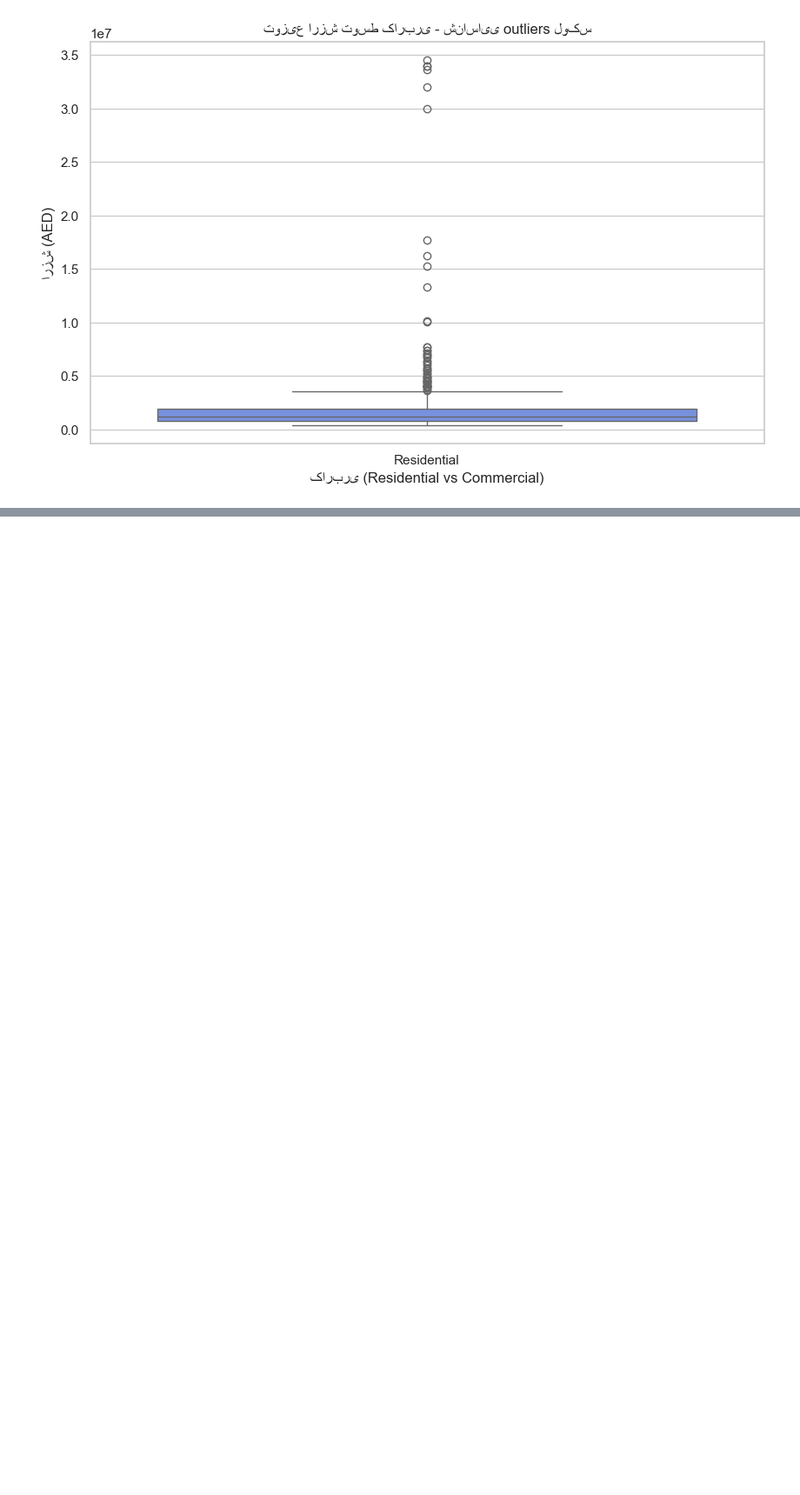
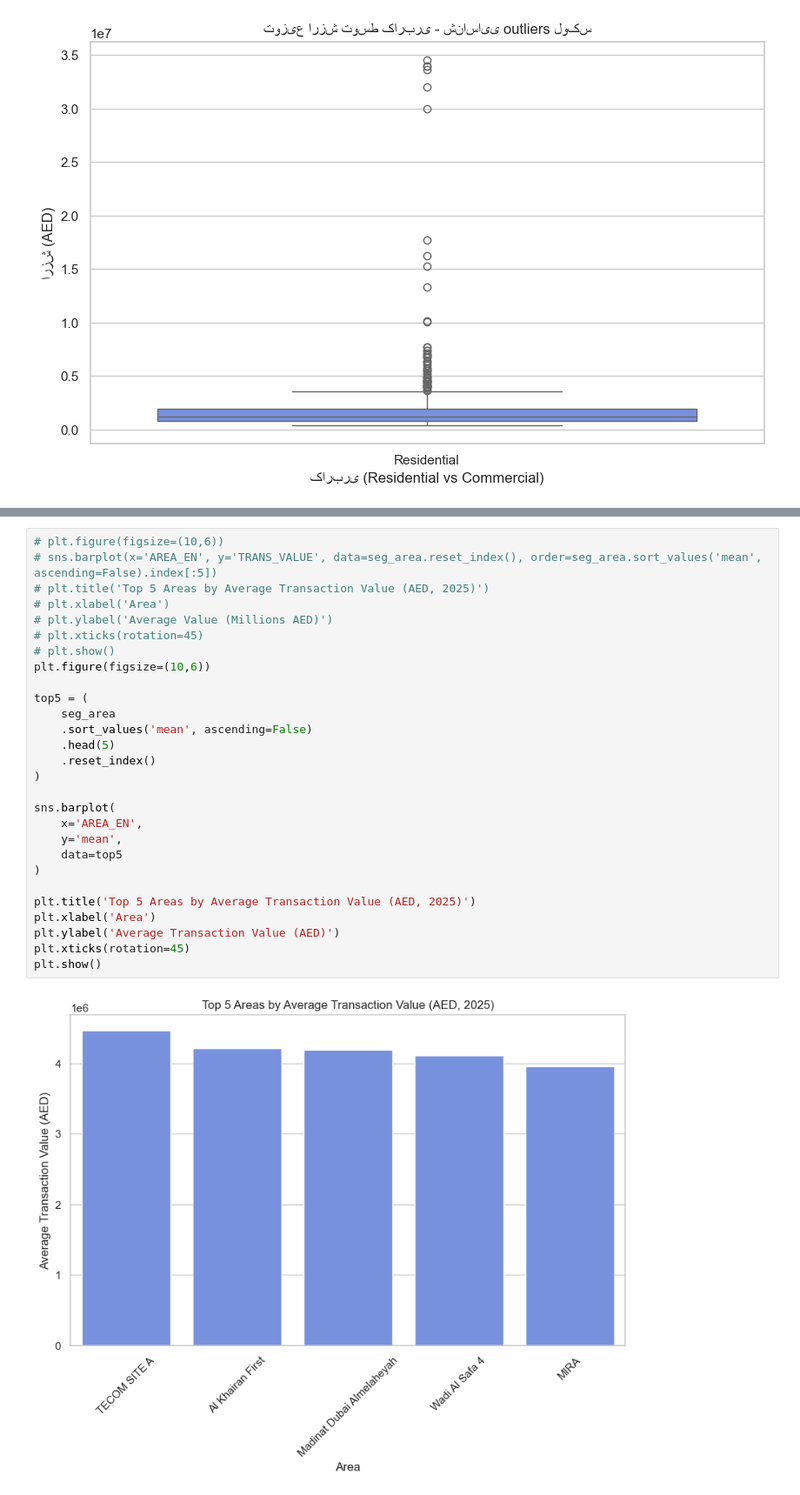
Before and after one commit to zahraaAsgari/python-mini-projects, a Jupyter notebook: Untitled4.ipynb, the cells around one changed output, grey strips where cells are left out. Shown at 87% size. Cells and saved outputs as stored; diff of their text form; blank space fills up the shorter version.

Commit message:
dubai real state transactions analysis -2025

```diff
--- a/Untitled4.ipynb
+++ b/Untitled4.ipynb
@@ -296,0 +351,30 @@ df_clean.plot(kind='line')
+# %%
+# plt.figure(figsize=(10,6))
+# sns.barplot(x='AREA_EN', y='TRANS_VALUE', data=seg_area.reset_index(), order=seg_area.sort_values('mean', ascending=False).index[:5])
+# plt.title('Top 5 Areas by Average Transaction Value (AED, 2025)')
+# plt.xlabel('Area')
+# plt.ylabel('Average Value (Millions AED)')
+# plt.xticks(rotation=45)
+# plt.show()
+plt.figure(figsize=(10,6))
+
+top5 = (
+    seg_area
+    .sort_values('mean', ascending=False)
+    .head(5)
+    .reset_index()
+)
+
+sns.barplot(
+    x='AREA_EN',
+    y='mean',
+    data=top5
+)
+
+plt.title('Top 5 Areas by Average Transaction Value (AED, 2025)')
+plt.xlabel('Area')
+plt.ylabel('Average Transaction Value (AED)')
+plt.xticks(rotation=45)
+plt.show()
+# %% [output]
+[figure, added]
```
Also changed, not shown: parts of 15 cells of this notebook, 1 other file.
